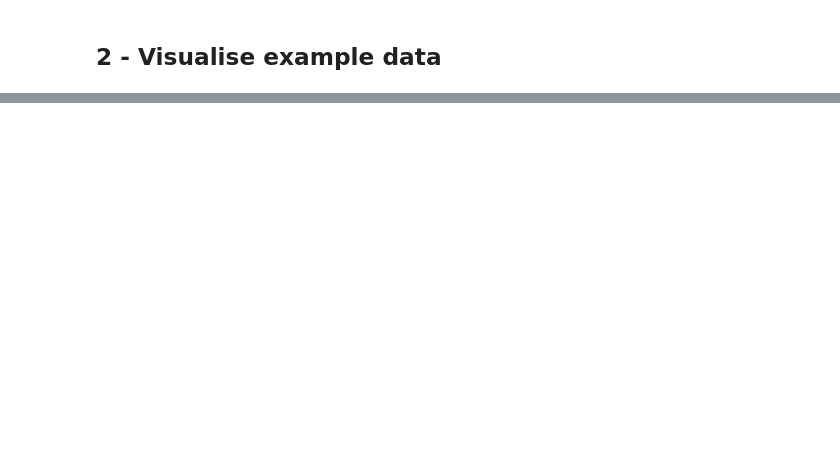
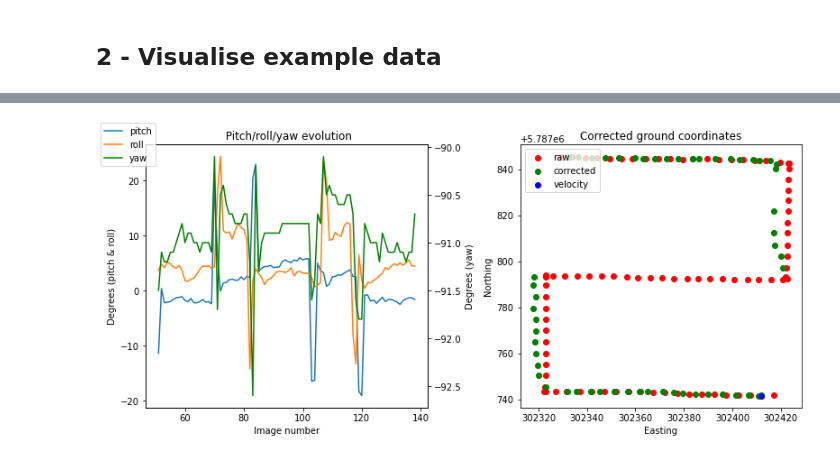
Before and after one commit to luke-scot/s4-thermal, a Jupyter notebook: summary.ipynb, the cells around one changed output, grey strips where cells are left out. Drawn from its saved outputs; the diff is of its cells as text; code cells hidden in the pictures; blank space fills up the shorter version.

```diff
--- a/summary.ipynb
+++ b/summary.ipynb
@@ -339,0 +138,43 @@ True
+# %%
+distFilt = 6 # Filter out images where angle is high
+
+fig, (ax, ax2) = plt.subplots(1,2,figsize=[11,5])
+# Pitch/roll/yaw plot
+ax.plot(merged.index,merged['pitch(deg)'],label='pitch')
+ax.plot(merged.index,merged['roll(deg)'],label='roll')
+par1 = ax.twinx()
+par1.plot(merged.index,merged['yaw(deg)'],c='g',label='yaw')
+ax.set_title(' Pitch/roll/yaw evolution')
+ax.set_xlabel('Image number'), ax.set_ylabel('Degrees (pitch & roll)')
+par1.set_ylabel('Degrees (yaw)')
+fig.legend(loc='upper left')
+
+# Coordinate corrections
+# Raw
+ax2.scatter(merged.x,merged.y,c='r',label='raw')
+# Angle corrected
+dist = merged['altitude(m)']*np.tan(np.deg2rad(merged['pitch(deg)']))
+merged['xc'], merged['yc'] = merged.x+(dist*np.sin(np.deg2rad(merged['yaw(deg)']))), merged.y+(dist*np.cos(np.deg2rad(merged['yaw(deg)'])))
+if distFilt: merged = merged[abs(dist) < distFilt]
+ax2.scatter(merged['xc'],merged['yc'],c='g',label='corrected')
+# Using velocity
+xyvs = np.zeros([len(merged), 2])
+xyvs[0,:] = merged.iloc[0][['x','y']]
+for num, i in enumerate(merged.index[1:]):
+    # Coordinates from initial and speed
+    vels = pathDf.loc[pathDf.loc[pathDf['timestamp']==merged.iloc[num-1]['timestamp']].index[0]:pathDf.loc[pathDf['timestamp']==merged.iloc[num]['timestamp']].index[0]][['velocityX(mps)','velocityY(mps)','yaw(deg)']].mean()
+    a = np.arctan(vels[1]/vels[0])
+    v = np.hypot(vels[0],vels[1])#vels[1]/np.cos(a)# if np.cos(a) != 0 else vels[0]/np.sin(-a)
+    #print(a)
+    x = v*np.cos(np.deg2rad(90)-(np.deg2rad(vels[2])+a))
+    y = v*np.sin(np.deg2rad(90)-(np.deg2rad(vels[2])+a))
+    #if x == 0: print(i)
+    xyvs[num+1,:] = [xyvs[num,0]-y, xyvs[num,1]-x]
+ax2.scatter(xyvs[:,0],xyvs[:,1],c='b',label='velocity')
+ax2.legend()
+ax2.set_title('Corrected ground coordinates')
+ax2.set_xlabel('Easting'), ax2.set_ylabel('Northing')
+
+fig.tight_layout()
+# %% [output]
+[figure, added]
```
Also changed, not shown: parts of 47 cells of this notebook, 2 other files.
